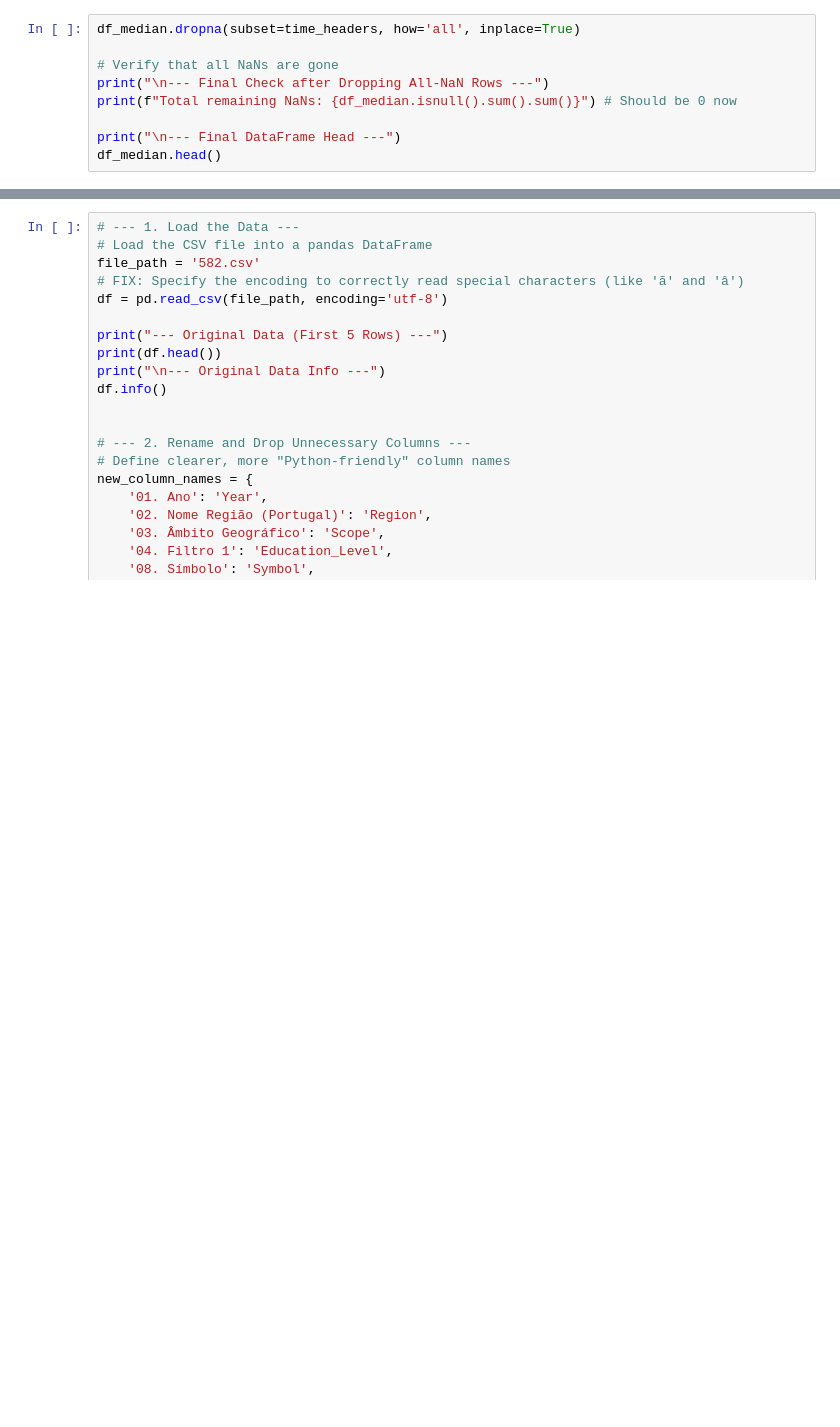
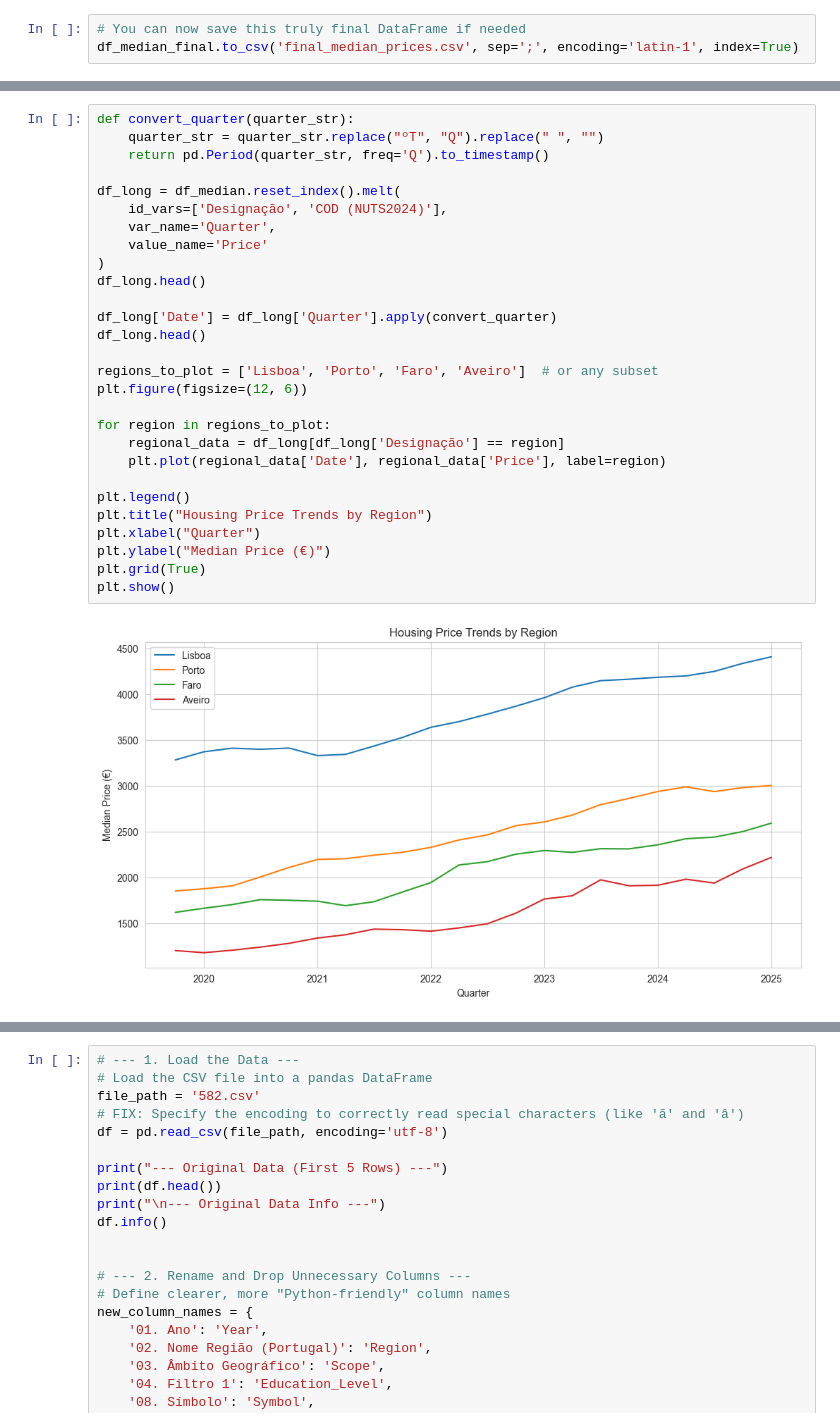
Before and after one commit to Shushunya/FCD-housing-prices, a Jupyter notebook: main_notebook.ipynb, the cells around one changed output, grey strips where cells are left out. Cells and saved outputs as stored; diff of their text form; blank space fills up the shorter version.

```diff
--- a/main_notebook.ipynb
+++ b/main_notebook.ipynb
@@ -102,9 +187,3 @@ Total remaining NaNs: 0
 # %%
-df_median.dropna(subset=time_headers, how='all', inplace=True)
-
-# Verify that all NaNs are gone
-print("\n--- Final Check after Dropping All-NaN Rows ---")
-print(f"Total remaining NaNs: {df_median.isnull().sum().sum()}") # Should be 0 now
-
-print("\n--- Final DataFrame Head ---")
-df_median.head()
+# You can now save this truly final DataFrame if needed
+df_median_final.to_csv('final_median_prices.csv', sep=';', encoding='latin-1', index=True)
@@ -125,0 +268,30 @@ df_median.to_csv("test.csv")
+# %%
+def convert_quarter(quarter_str):
+    quarter_str = quarter_str.replace("ºT", "Q").replace(" ", "")
+    return pd.Period(quarter_str, freq='Q').to_timestamp()
+
+df_long = df_median.reset_index().melt(
+    id_vars=['Designação', 'COD (NUTS2024)'],
+    var_name='Quarter',
+    value_name='Price'
+)
+df_long.head()
+
+df_long['Date'] = df_long['Quarter'].apply(convert_quarter)
+df_long.head()
+
+regions_to_plot = ['Lisboa', 'Porto', 'Faro', 'Aveiro']  # or any subset
+plt.figure(figsize=(12, 6))
+
+for region in regions_to_plot:
+    regional_data = df_long[df_long['Designação'] == region]
+    plt.plot(regional_data['Date'], regional_data['Price'], label=region)
+
+plt.legend()
+plt.title("Housing Price Trends by Region")
+plt.xlabel("Quarter")
+plt.ylabel("Median Price (€)")
+plt.grid(True)
+plt.show()
+# %% [output]
+[figure, added]
```
Also changed, not shown: parts of 25 cells of this notebook.
